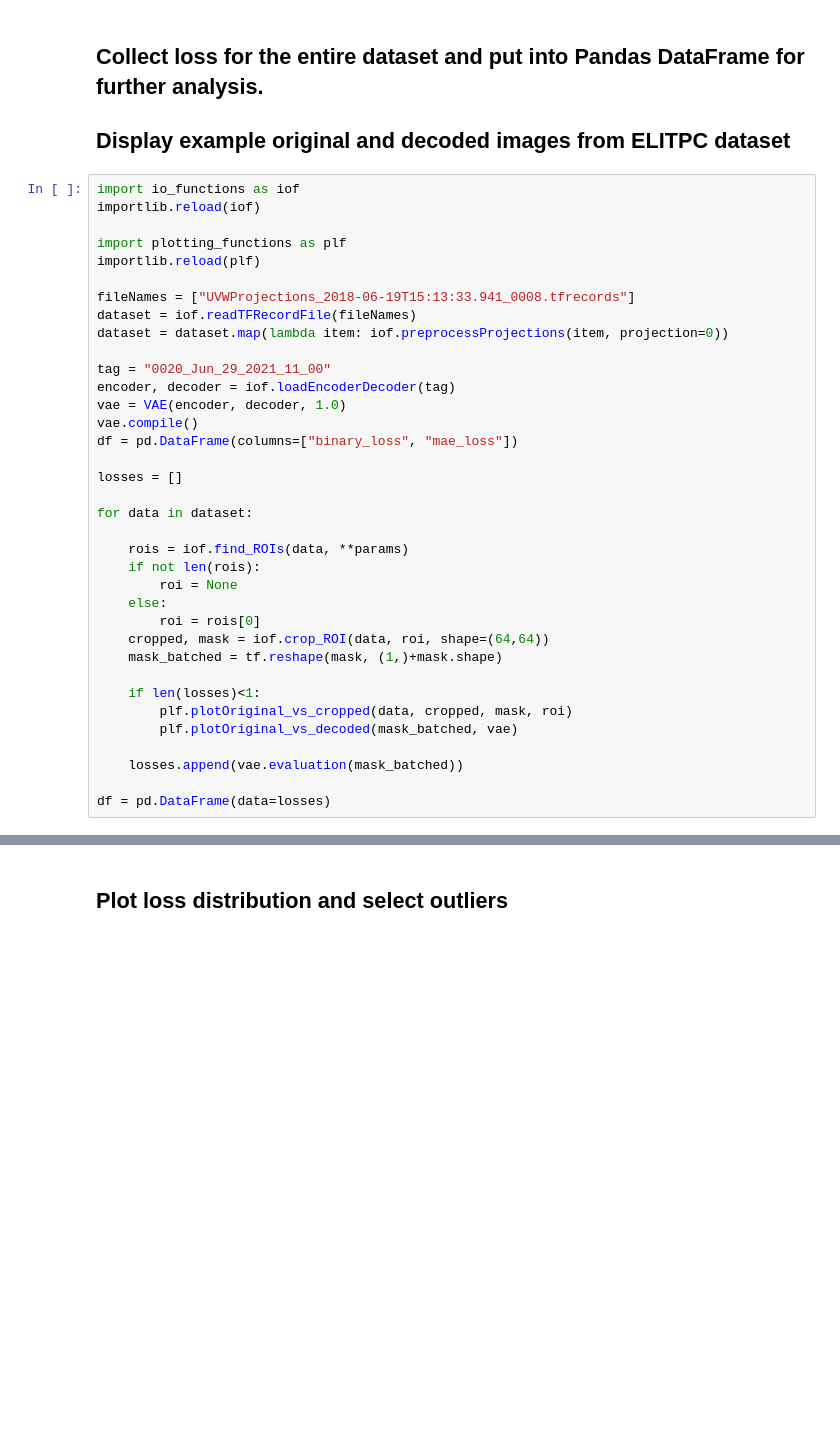
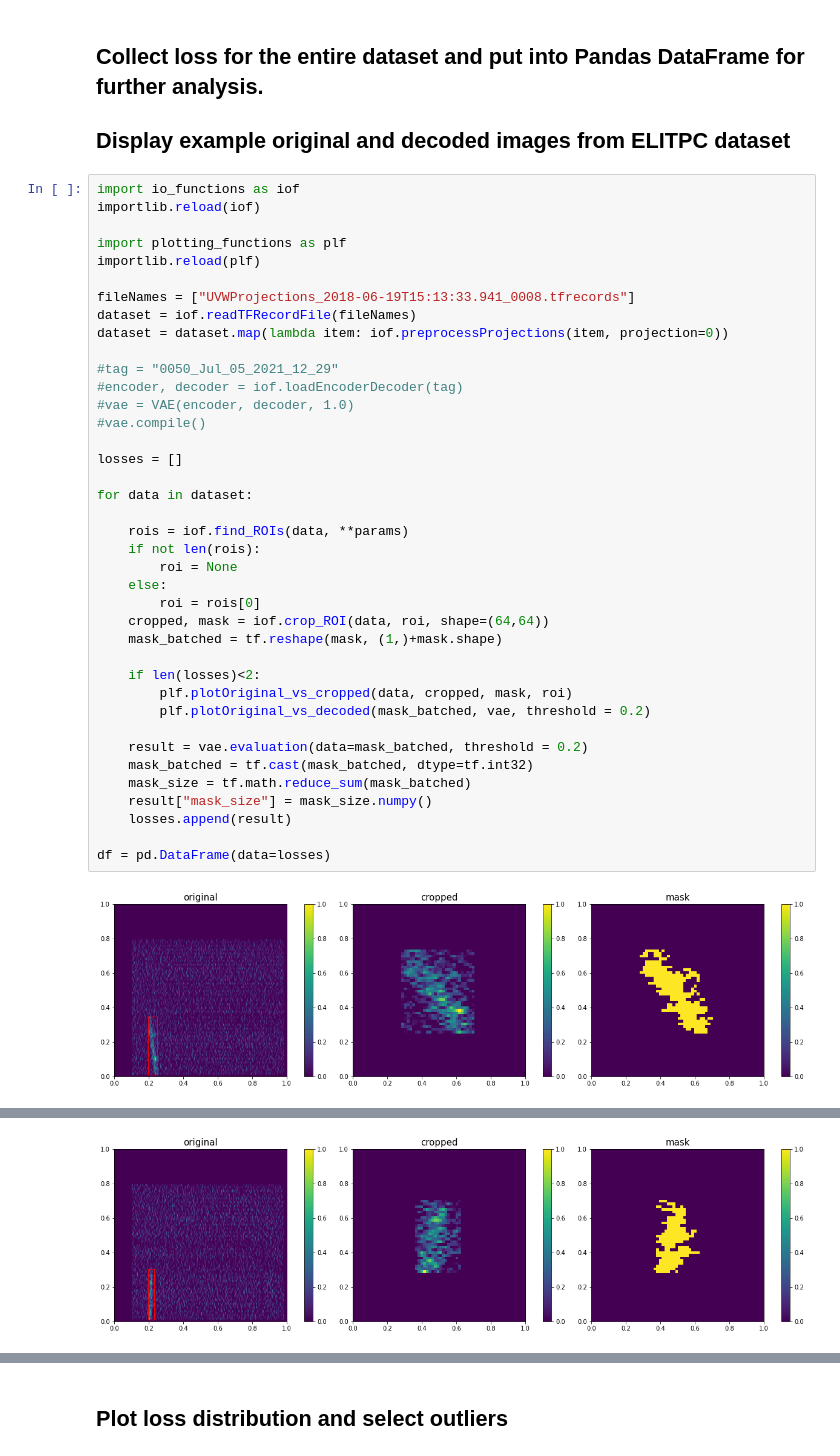
Before and after one commit to akalinow/MachineLearning, a Jupyter notebook: ELITPC/VAE_ELITPC_ROI.ipynb, the cells around one changed output, grey strips where cells are left out. Cells and saved outputs as stored; diff of their text form; blank space fills up the shorter version.

```diff
--- a/ELITPC/VAE_ELITPC_ROI.ipynb
+++ b/ELITPC/VAE_ELITPC_ROI.ipynb
@@ -288,36 +323,41 @@ for data in dataset.take(3):
 # %%
 import io_functions as iof
 importlib.reload(iof)
 
 import plotting_functions as plf
 importlib.reload(plf)
 
 fileNames = ["UVWProjections_2018-06-19T15:13:33.941_0008.tfrecords"]
 dataset = iof.readTFRecordFile(fileNames)
 dataset = dataset.map(lambda item: iof.preprocessProjections(item, projection=0))
 
-tag = "0020_Jun_29_2021_11_00"
-encoder, decoder = iof.loadEncoderDecoder(tag)
-vae = VAE(encoder, decoder, 1.0)
-vae.compile()
-df = pd.DataFrame(columns=["binary_loss", "mae_loss"])
+#tag = "0050_Jul_05_2021_12_29"
+#encoder, decoder = iof.loadEncoderDecoder(tag)
+#vae = VAE(encoder, decoder, 1.0)
+#vae.compile()
 
 losses = []
 
 for data in dataset:
 
     rois = iof.find_ROIs(data, **params)
     if not len(rois):
         roi = None
     else:
         roi = rois[0]
     cropped, mask = iof.crop_ROI(data, roi, shape=(64,64))
     mask_batched = tf.reshape(mask, (1,)+mask.shape)
 
-    if len(losses)<1:
+    if len(losses)<2:
         plf.plotOriginal_vs_cropped(data, cropped, mask, roi)
-        plf.plotOriginal_vs_decoded(mask_batched, vae)
+        plf.plotOriginal_vs_decoded(mask_batched, vae, threshold = 0.2)
 
-    losses.append(vae.evaluation(mask_batched))
+    result = vae.evaluation(data=mask_batched, threshold = 0.2)
+    mask_batched = tf.cast(mask_batched, dtype=tf.int32)
+    mask_size = tf.math.reduce_sum(mask_batched)
+    result["mask_size"] = mask_size.numpy()
+    losses.append(result)
 
 df = pd.DataFrame(data=losses)
+# %% [output]
+[figure, added]
@@ -323,0 +365 @@ df = pd.DataFrame(data=losses)
+[figure, added]
```
Also changed, not shown: parts of 16 cells of this notebook, 2 other files.
